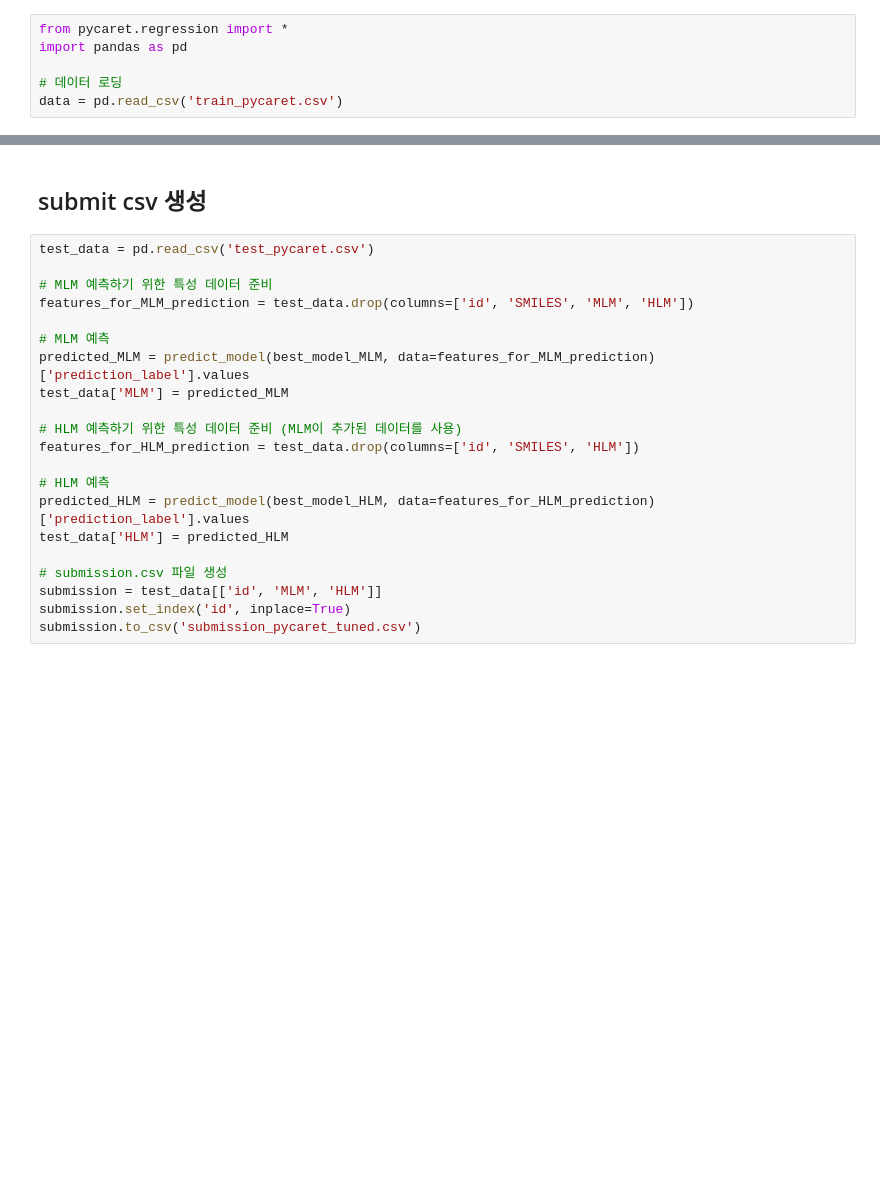
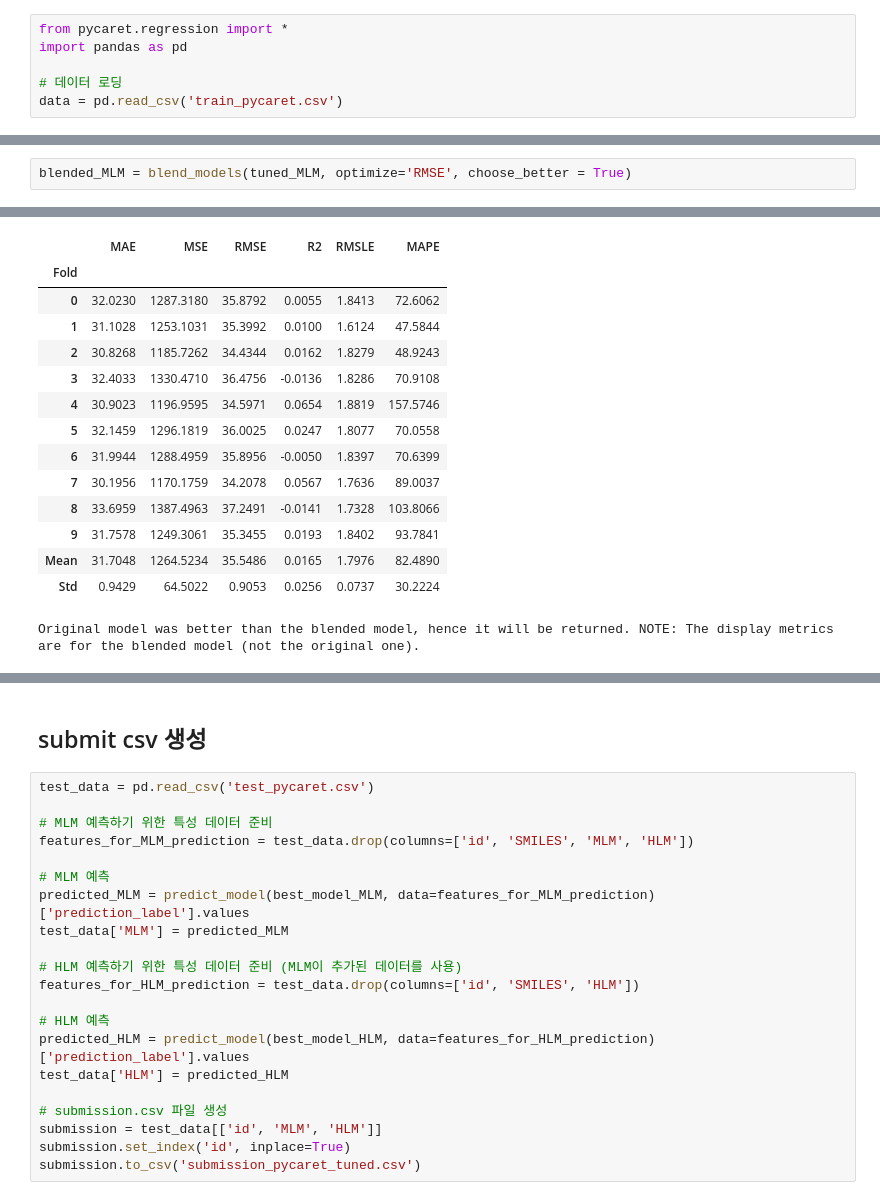
Before and after one commit to syshin0116/Dacon-New-Drug-Development, a Jupyter notebook: pycaret_tuned.ipynb, the cells around one changed output, grey strips where cells are left out. Drawn from its saved outputs; the diff is of its cells as text; blank space fills up the shorter version.

```diff
--- a/pycaret_tuned.ipynb
+++ b/pycaret_tuned.ipynb
@@ -176,0 +394,3 @@ stacked_MLM = stack_models(tuned_MLM)
+# %%
+blended_MLM = blend_models(tuned_MLM, optimize='RMSE', choose_better = True)
+# %% [output]
@@ -176,0 +398,15 @@ stacked_MLM = stack_models(tuned_MLM)
+|  | MAE | MSE | RMSE | R2 | RMSLE | MAPE |
+| Fold |  |  |  |  |  |  |
+| 0 | 32.0230 | 1287.3180 | 35.8792 | 0.0055 | 1.8413 | 72.6062 |
+| 1 | 31.1028 | 1253.1031 | 35.3992 | 0.0100 | 1.6124 | 47.5844 |
+| 2 | 30.8268 | 1185.7262 | 34.4344 | 0.0162 | 1.8279 | 48.9243 |
+| 3 | 32.4033 | 1330.4710 | 36.4756 | -0.0136 | 1.8286 | 70.9108 |
+| 4 | 30.9023 | 1196.9595 | 34.5971 | 0.0654 | 1.8819 | 157.5746 |
+| 5 | 32.1459 | 1296.1819 | 36.0025 | 0.0247 | 1.8077 | 70.0558 |
+| 6 | 31.9944 | 1288.4959 | 35.8956 | -0.0050 | 1.8397 | 70.6399 |
+| 7 | 30.1956 | 1170.1759 | 34.2078 | 0.0567 | 1.7636 | 89.0037 |
+| 8 | 33.6959 | 1387.4963 | 37.2491 | -0.0141 | 1.7328 | 103.8066 |
+| 9 | 31.7578 | 1249.3061 | 35.3455 | 0.0193 | 1.8402 | 93.7841 |
+| Mean | 31.7048 | 1264.5234 | 35.5486 | 0.0165 | 1.7976 | 82.4890 |
+| Std | 0.9429 | 64.5022 | 0.9053 | 0.0256 | 0.0737 | 30.2224 |
+Original model was better than the blended model, hence it will be returned. NOTE: The display metrics are for the blended model (not the original one).
```
Also changed, not shown: parts of 18 cells of this notebook, 7 other files.
